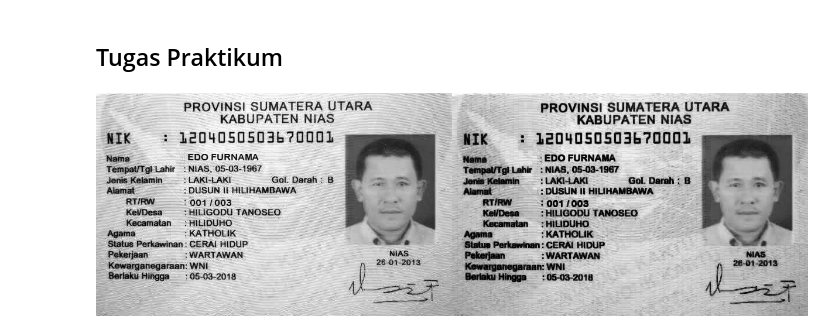
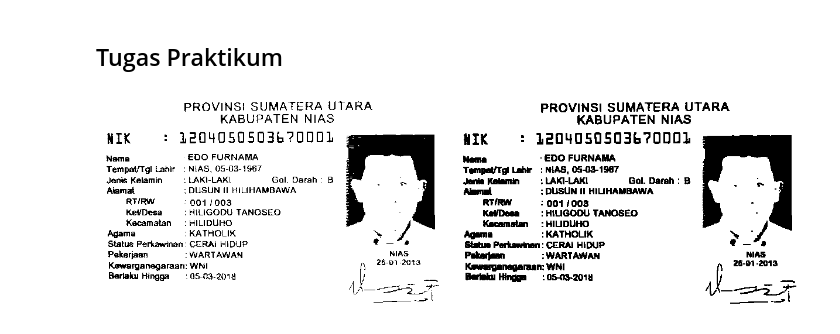
Before and after one commit to AlyAbdulloh/PCVK, a Jupyter notebook: Week9/Week9.ipynb, the cells around one changed output. Saved outputs shown, nothing was run; the diff lists cells and outputs as text; code cells hidden in the pictures.

Commit message:
MODUL 9 – Morfologi (Erosi, Dilasi, Opening, Closing, Transformasi Top-hat dan Bottom-hat, Skeleton, Thickening)

```diff
--- a/Week9/Week9.ipynb
+++ b/Week9/Week9.ipynb
@@ -459,16 +459,17 @@ plt.show()
 # %%
 ktp = cv2.imread('/content/drive/MyDrive/PCVK/image/ktp5.png', 0)
 
 # menggunakan kenel reactangle 2x2
 se = cv2.getStructuringElement(cv2.MORPH_RECT,(2,2))
 
-# dilakukan operasi opening
-opening_image = cv2.morphologyEx(ktp, cv2.MORPH_OPEN, se)
+ret,thresh = cv2.threshold(ktp,92,255,0)
 
-# dilakuak operasi erosi
-erosi_image = cv2.erode(opening_image, se)
+erosi_image = cv2.erode(thresh,se)
 
-final = cv2.hconcat([ktp, erosi_image])
+closing_image = cv2.morphologyEx(erosi_image, cv2.MORPH_CLOSE, se)
+
+
+final = cv2.hconcat([thresh,closing_image])
 cv2_imshow(final)
 # %% [output]
-[figure, old version]
+[figure, new version]
```
